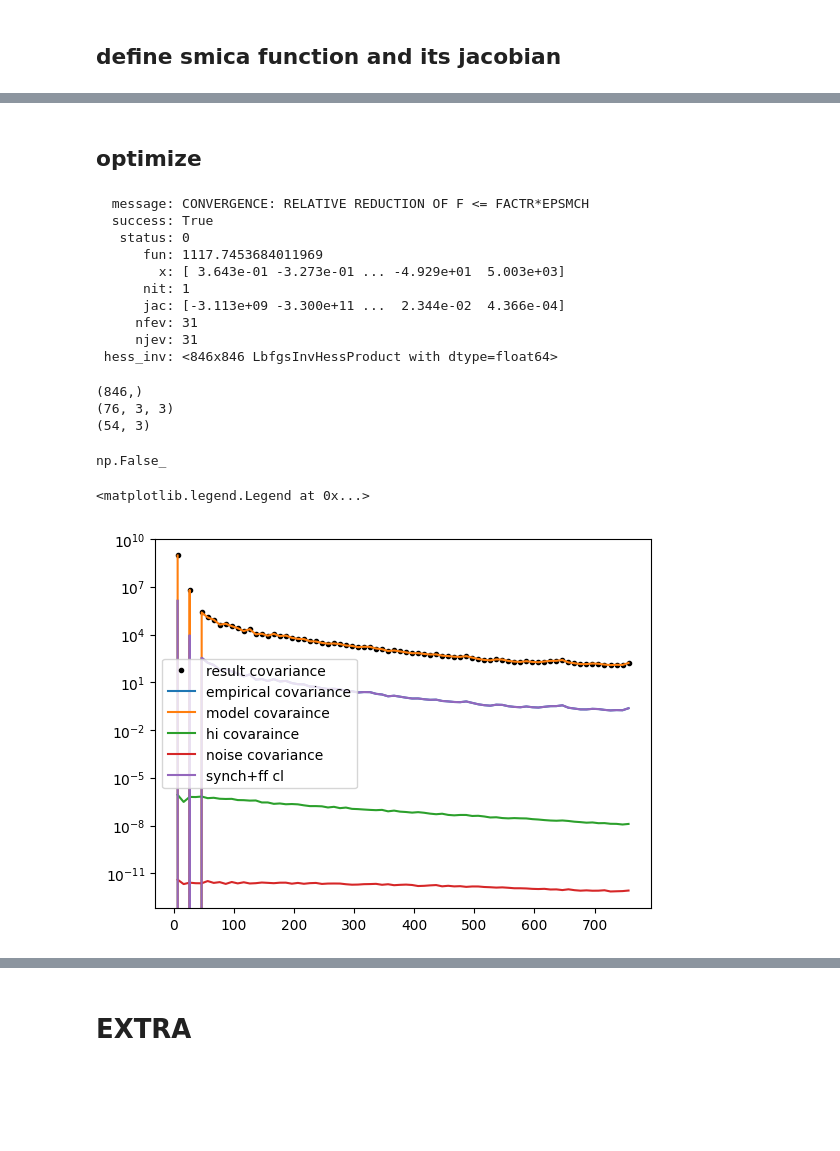
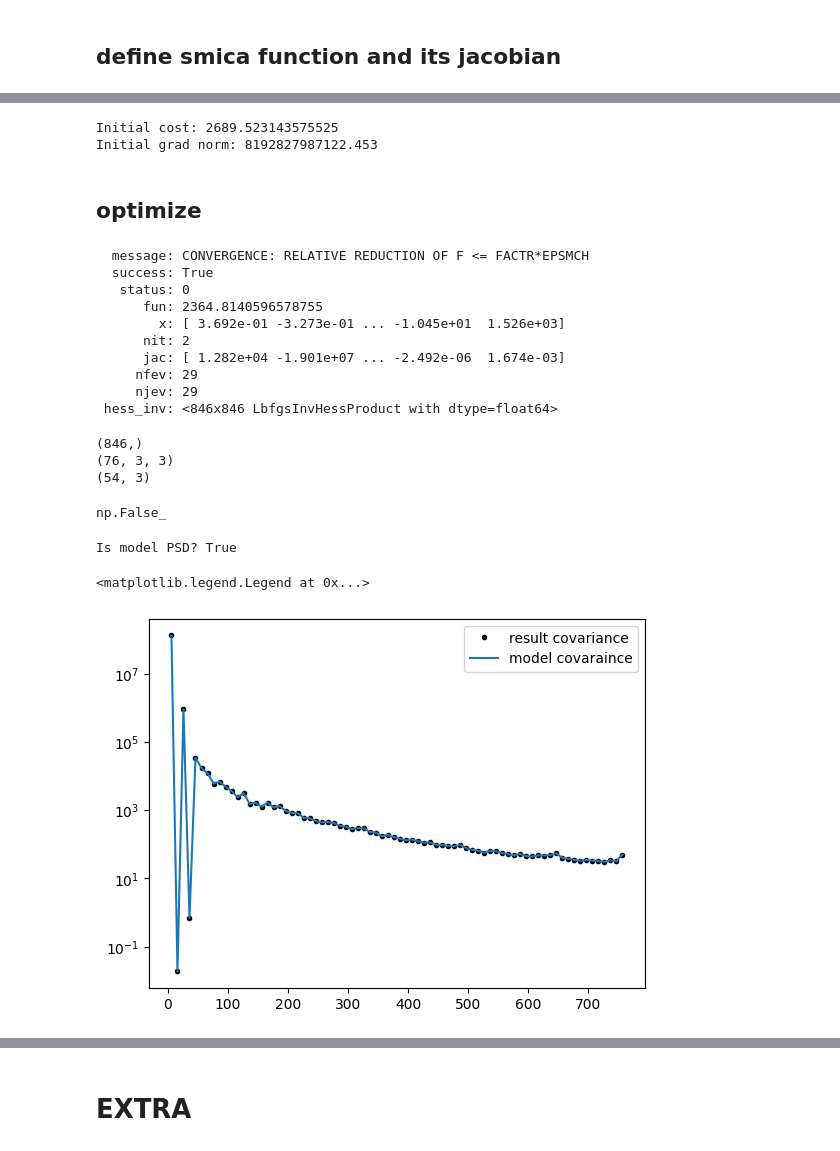
Before and after one commit to urwa99/SMICA_Paper, a Jupyter notebook: Notebooks_1/smica_test.ipynb, the cells around one changed output, grey strips where cells are left out. Saved outputs shown, nothing was run; the diff lists cells and outputs as text; code cells hidden in the pictures; blank space fills up the shorter version.

```diff
--- a/Notebooks_1/smica_test.ipynb
+++ b/Notebooks_1/smica_test.ipynb
@@ -91,8 +91,8 @@ def rotate_maps(map: np.ndarray)-> np.ndarray:
     rot=hp.rotator.Rotator(coord=['G', 'C'])
     rotated=np.zeros_like(map)
     for i in range(nfreqs):
-        # print(f"Rotating map {i+1}")
-        rotated[i]=rot.rotate_map_pixel(map[i])
+        print(f"Rotating map {i+1}")
+        rotated[i]=rot.rotate_map_alms(map[i])
     return rotated
 
 rotated_fgds=rotate_maps(fgds)
@@ -377,8 +461,8 @@ def pca(empirical, r, f):
         P_b[b] = 0.5 * (P_b[b] + P_b[b].T) + epsilon * np.eye(r)
     return eigvals,F_i, P_b*f
 # %%
-factor=700
-_,F_pca, P_b_pca = pca(dec_sky,r, factor)
+factor=100
+_,F_pca, P_b_pca = pca(c_hat,r, factor)
 # F_pca, P_b_pca = guess_params(nfreqs, n_bins,r)
 # e,F_pca, P_b_pca = pca_extended_random_fill(c_hat,5,2)
 print(F_pca.shape)
@@ -470 +540,35 @@ np.float64(1117.7453684011969)
+# %%
+def jacobian_2(params):
+    F = params[:nfreqs * r].reshape((nfreqs, r))
+    L_b = params[nfreqs * r:].reshape((n_bins, r, r))
+
+    grad_F = np.zeros_like(F)
+    grad_L = np.zeros_like(L_b)
+
+    for b in range(n_bins):
+        # Construct P_b = L_b L_b^T + εI
+        L = np.tril(L_b[b])
+        P_b = L @ L.T + 1e-6 * np.eye(r) #ensure PSD by using L-b and updating P_b everytime
+
+        # Model covariance
+        R = dec_hi[b] + dec_noise[b] + F @ (P_b @ F.T)
+        R_inv = np.linalg.inv(R)
+        Delta = R_inv - R_inv @ (c_hat[b] @ R_inv)
+
+        # Gradients
+        grad_P = F.T @ (Delta @ F)
+        grad_L[b,:,:] = 2 * np.tril(grad_P @ L)
+        grad_F += 2 * Delta @ (F @ P_b)
+
+    grad_total = np.concatenate([grad_F.ravel(), grad_L.ravel()])
+    return grad_total
+# jacobian_2(params_pca)
+# %%
+c0 = smica(params_pca)
+g0 = jacobian_2(params_pca)
+print("Initial cost:", c0)
+print("Initial grad norm:", np.linalg.norm(g0))
+# %% [output]
+Initial cost: 2689.523143575525
+Initial grad norm: 8192827987122.453
 # %%
@@ -511,7 +615,7 @@ res = optimize.minimize(
     method='L-BFGS-B',
     # constraints=constraint,
     jac=jacobian_2,
-    options={'disp': True, 'maxiter':3000, 'gtol':1e-3, 'verbose':2, 'ftol':1e-3, 'maxls':1000}
+    options={'disp': True, 'maxiter':3000, 'gtol':1e-10, 'verbose':3, 'ftol':1e-8, 'maxls':30000}
 )
 from pprint import pprint
 pprint(res)
@@ -519,12 +623,12 @@ pprint(res)
   message: CONVERGENCE: RELATIVE REDUCTION OF F <= FACTR*EPSMCH
   success: True
    status: 0
-      fun: 1117.7453684011969
-        x: [ 3.643e-01 -3.273e-01 ... -4.929e+01  5.003e+03]
-      nit: 1
-      jac: [-3.113e+09 -3.300e+11 ...  2.344e-02  4.366e-04]
-     nfev: 31
-     njev: 31
+      fun: 2364.8140596578755
+        x: [ 3.692e-01 -3.273e-01 ... -1.045e+01  1.526e+03]
+      nit: 2
+      jac: [ 1.282e+04 -1.901e+07 ... -2.492e-06  1.674e-03]
+     nfev: 29
+     njev: 29
  hess_inv: <846x846 LbfgsInvHessProduct with dtype=float64>
 # %%
 result=res.x
@@ -544,19 +648,26 @@ np.all(np.linalg.eigvals(C_result[13]) >=0)
 (76, 3, 3)
 (54, 3)
 np.False_
+# %%
+def is_psd(P, tol=0):
+    eigenvalues = np.linalg.eigvalsh(P)  # symmetric-optimized
+    return np.all(eigenvalues >= tol)
+print("Is model PSD?", is_psd(P_b_out))
+# %% [output]
+Is model PSD? True
 # %%
 f=10
 plt.plot(leff,C_result[:,f,f],'k.', label="result covariance")
-plt.plot(leff,dec_sky[:,f,f], label="empirical covariance")
+# plt.plot(leff,c_hat[:,f,f], label="empirical covariance")
 plt.plot(leff,c_model[:,f,f], label="model covaraince")
-plt.plot(leff, dec_hi[:,f,f], label="hi covaraince")
-plt.plot(leff,dec_noise[:,f,f], label="noise covariance")
-plt.plot(leff, dec_fgds[:,f,f], label="synch+ff cl")
+# plt.plot(leff, dec_hi[:,f,f], label="hi covaraince")
+# plt.plot(leff,dec_noise[:,f,f], label="noise covariance")
+# plt.plot(leff, dec_fgds[:,f,f], label="synch+ff cl")
 plt.yscale('log')
 plt.legend()
 # %% [output]
 <matplotlib.legend.Legend at 0x...>
-[figure, old version]
+[figure, new version]
 # %%
 # plt.plot(params_pca)
 plt.plot((params_pca-res.x)/params_pca)
```
Also changed, not shown: parts of 27 cells of this notebook.
